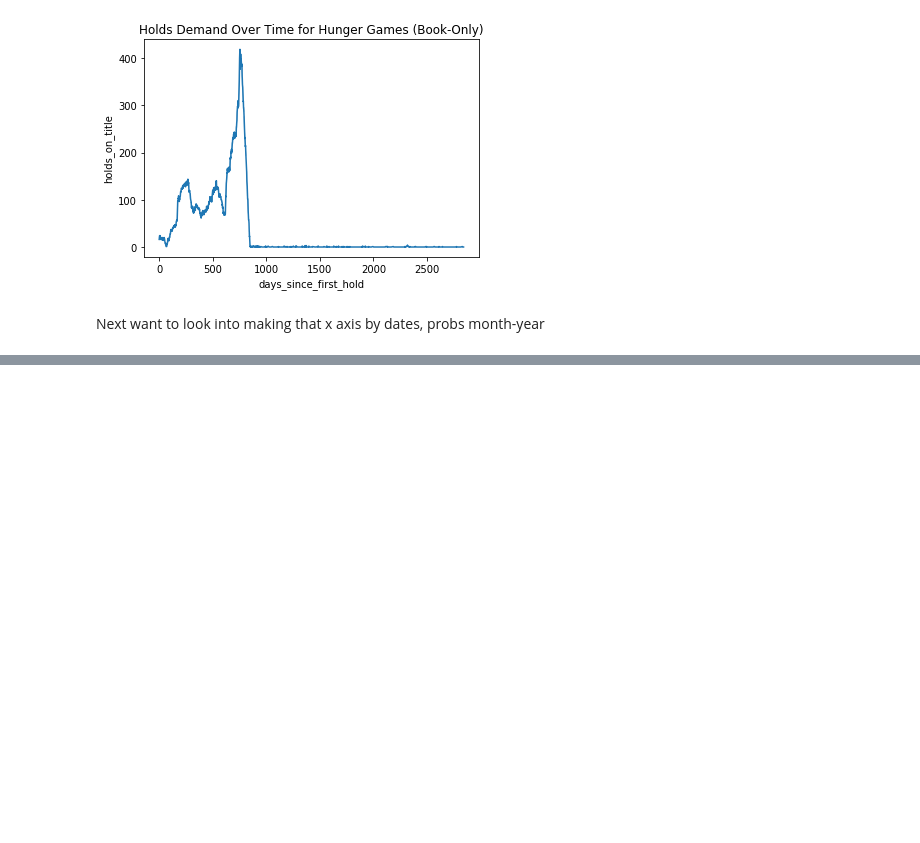
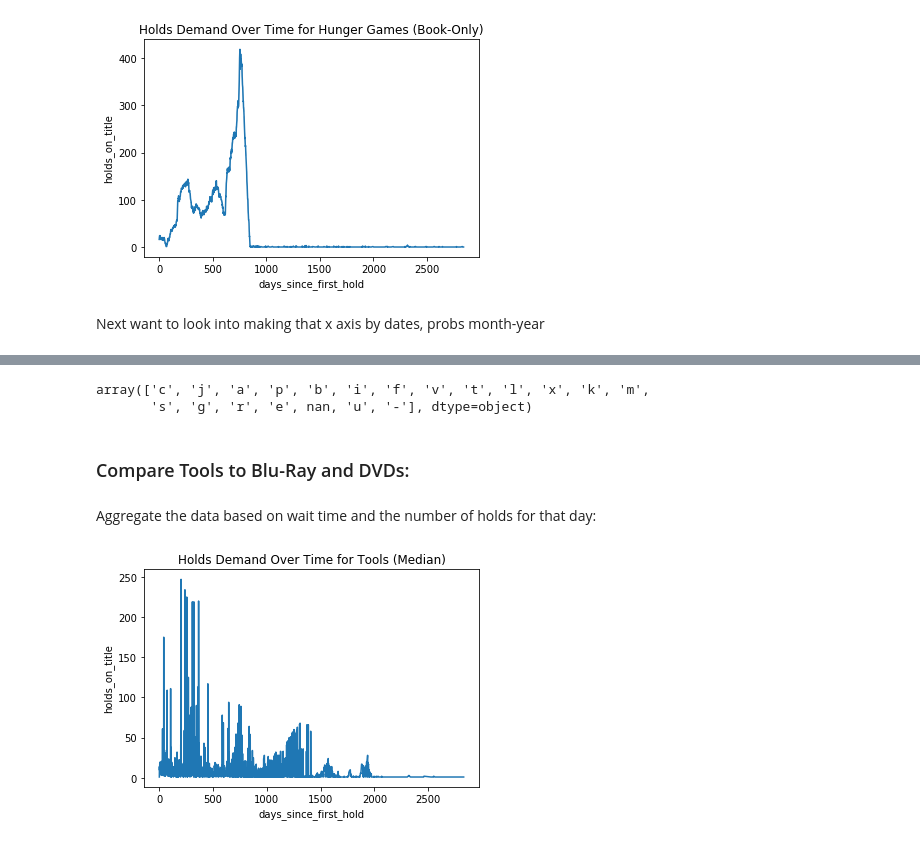
Before and after one commit to hannah-rauh/SI485, a Jupyter notebook: AADL.ipynb, the cells around one changed output, grey strips where cells are left out. Drawn from its saved outputs; the diff is of its cells as text; code cells hidden in the pictures; blank space fills up the shorter version.

```diff
--- a/AADL.ipynb
+++ b/AADL.ipynb
@@ -761,5 +765,7 @@ df_with_first_hold.head()
 # %% [markdown]
 Renaming time_elapsed column to be more clear
+# %%
+df_with_first_hold = pd.read_csv('first_holds.csv')
 # %%
 df_with_first_hold=df_with_first_hold.rename({'time_elapsed':'days_waited_for_hold'},
                                              axis=1)
@@ -846,0 +857,23 @@ Next want to look into making that x axis by dates, probs month-year
+# %%
+df_with_first_hold['mat'].unique()
+# %% [output]
+array(['c', 'j', 'a', 'p', 'b', 'i', 'f', 'v', 't', 'l', 'x', 'k', 'm',
+       's', 'g', 'r', 'e', nan, 'u', '-'], dtype=object)
+# %% [markdown]
+### Compare Tools to Blu-Ray and DVDs:
+# %%
+tools_updated = df_with_first_hold[df_with_first_hold['mat'] == 'r']
+dvds_updated = df_with_first_hold[df_with_first_hold['mat'] == 'g']
+bluray_updated = df_with_first_hold[df_with_first_hold['mat'] == 'r']
+# %% [markdown]
+Aggregate the data based on wait time and the number of holds for that day:
+# %%
+tools_agg = tools_updated.groupby('days_since_first_hold')\
+                         .agg({'holds_on_title':'median'})\
+                         .reset_index()\
+                         .sort_values('days_since_first_hold', ascending = True)
+# %%
+ax = sns.lineplot(x="days_since_first_hold", y="holds_on_title", data=tools_agg);
+ax.set_title('Holds Demand Over Time for Tools (Median)');
+# %% [output]
+[figure, added]
```
Also changed, not shown: parts of 34 cells of this notebook.
